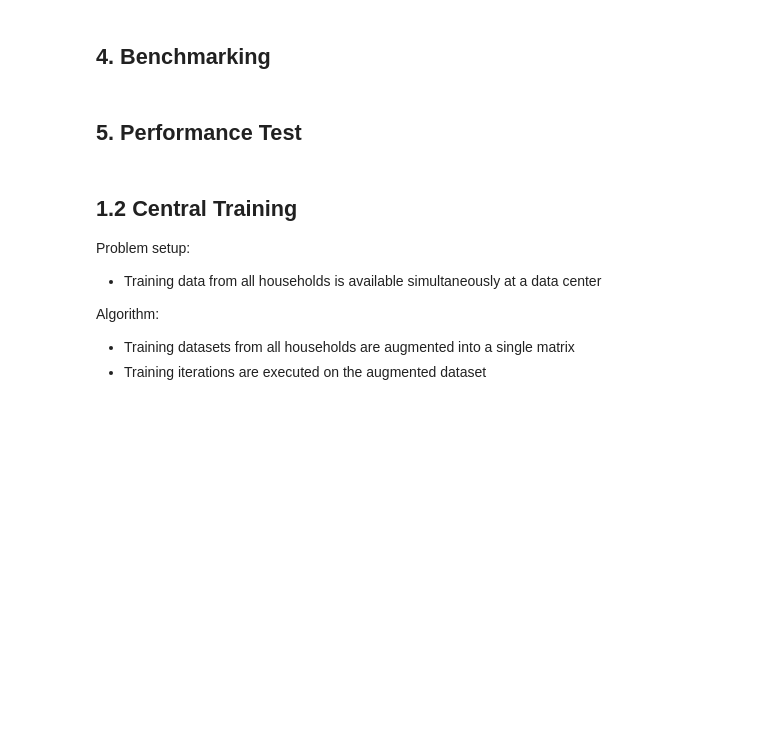
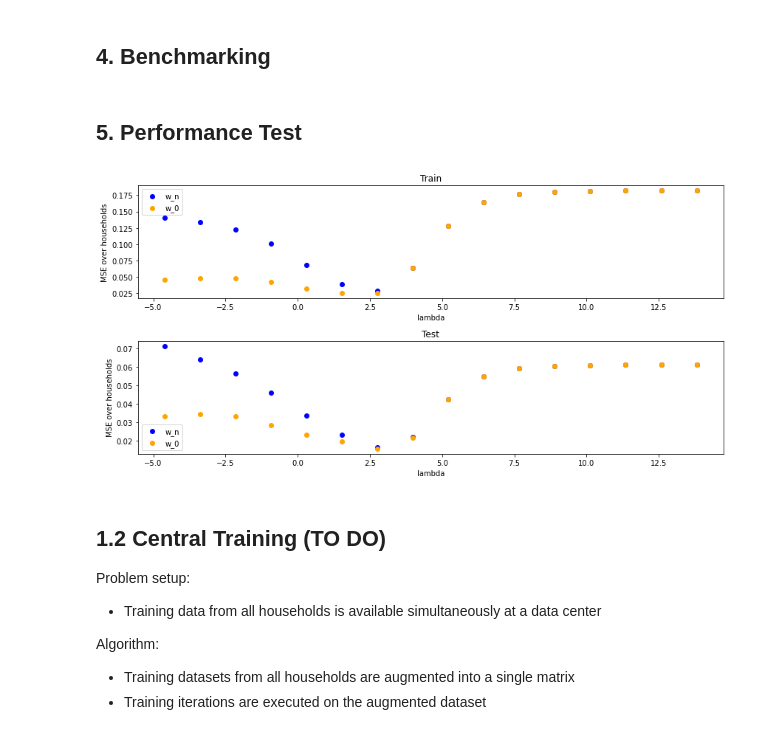
Before and after one commit to MahrokhEPFL/OPTML, a Jupyter notebook: Mean-Reg-MTL.ipynb, the cells around one changed output. Cells and saved outputs as stored; diff of their text form; code cells hidden in the pictures; blank space fills up the shorter version.

```diff
--- a/Mean-Reg-MTL.ipynb
+++ b/Mean-Reg-MTL.ipynb
@@ -18,7 +19,7 @@ from utils_households import get_lags, connect_to_households
 ## 1. Load households data
 # %%
 # number of devices and their group
-num_households = 2
+num_households = 20
 group="ACORN-L"
 stdorToU="ToU"
 household_options = {"num_households":num_households,
@@ -53,4 +54,6 @@ for household in households:
     household.construct_dataset(lags=get_lags(step_ahead), step_ahead=step_ahead, options=options,
                                 date_st=date_st_com, date_en=date_en_com)
     household.train_test_split(test_frac=0.25)
+    #print(household.info['train_samples'])
+    #print(household.info['test_samples'])
 # %% [output]
@@ -157,7 +166,7 @@ def mtl_train(households, lr, lambda_, inner_iters, outer_iters, optim_method, *
 
         #print(' ')
     # print trained parameters
-    print_param(w_0, 'Trained w_0 ')
+    #print_param(w_0, 'Trained w_0 ')
     return w_0, init_state_dict
 # %%
 inner_iters = 20
@@ -278,7 +329,67 @@ Sanity check lambda=inf failed.
 # %% [markdown]
 ## 5. Performance Test
+# %%
+# MTL params
+inner_iters = 20
+outer_iters = 20
+lr = 0.1
+lambdas = np.logspace(-2,6,num=16)
+
+# init
+mse_w_n_trn = np.zeros((len(households), len(lambdas)))
+mse_w_n_tst = np.zeros((len(households), len(lambdas)))
+mse_w_0_trn = np.zeros((len(households), len(lambdas)))
+mse_w_0_tst = np.zeros((len(households), len(lambdas)))
+
+# grid search lambda
+for l_ind, lambda_ in enumerate(lambdas):
+    w_0, init_state_dict = mtl_train(households, lr=lr, lambda_=lambda_,
+              inner_iters=inner_iters, outer_iters=outer_iters,
+              optim_method='Adam', verbose=False)
+
+    # predict
+    for h_ind, household in enumerate(households):
+        # predict with w_n
+        pred_w_n_trn = household.predict(household.X_train, method='MTL')
+        pred_w_n_tst = household.predict(household.X_test,  method='MTL')
+        # predict with w_0
+        pred_w_0_trn = household.predict(household.X_train, method='MTL', model=w_0)
+        pred_w_0_tst = household.predict(household.X_test,  method='MTL', model=w_0)
+        # errors of w_n
+        mse_w_n_trn[h_ind, l_ind] = np.mean((pred_w_n_trn-y_av_trn)**2)
+        mse_w_n_tst[h_ind, l_ind] = np.mean((pred_w_n_tst-y_av_tst)**2)
+        # errors of w_0
+        mse_w_0_trn[h_ind, l_ind] = np.mean((pred_w_0_trn-y_av_trn)**2)
+        mse_w_0_tst[h_ind, l_ind] = np.mean((pred_w_0_tst-y_av_tst)**2)
+
+# mean and std of errors
+mse_w_n_trn_av = np.mean(mse_w_n_trn, axis=0)
+mse_w_n_tst_av = np.mean(mse_w_n_tst, axis=0)
+mse_w_0_trn_av = np.mean(mse_w_0_trn, axis=0)
+mse_w_0_tst_av = np.mean(mse_w_0_tst, axis=0)
+mse_w_n_trn_sd = np.var(mse_w_n_trn, axis=0)**0.5
+mse_w_n_tst_sd = np.var(mse_w_n_tst, axis=0)**0.5
+mse_w_0_trn_sd = np.var(mse_w_0_trn, axis=0)**0.5
+mse_w_0_tst_sd = np.var(mse_w_0_tst, axis=0)**0.5
+
+# plot
+fig,axs = plt.subplots(2,1,figsize=(12,6))
+axs[0].scatter(np.log(lambdas), mse_w_n_trn_av, color='blue', label='w_n')
+axs[0].scatter(np.log(lambdas), mse_w_0_trn_av, color='orange', label='w_0')
+axs[0].set_title('Train')
+axs[1].scatter(np.log(lambdas), mse_w_n_tst_av, color='blue', label='w_n')
+axs[1].scatter(np.log(lambdas), mse_w_0_tst_av, color='orange', label='w_0')
+axs[1].set_title('Test')
+for ax in axs:
+    ax.legend()
+    ax.set_xlabel('lambda')
+    ax.set_ylabel('MSE over households')
+plt.tight_layout()
+plt.show()
+# %% [output]
+[figure, added]
 # %% [markdown]
-## 1.2 Central Training
+## 1.2 Central Training (TO DO)
 Problem setup:
 * Training data from all households is available simultaneously at a data center
 
```
Also changed, not shown: parts of 9 cells of this notebook, 1 other file.
